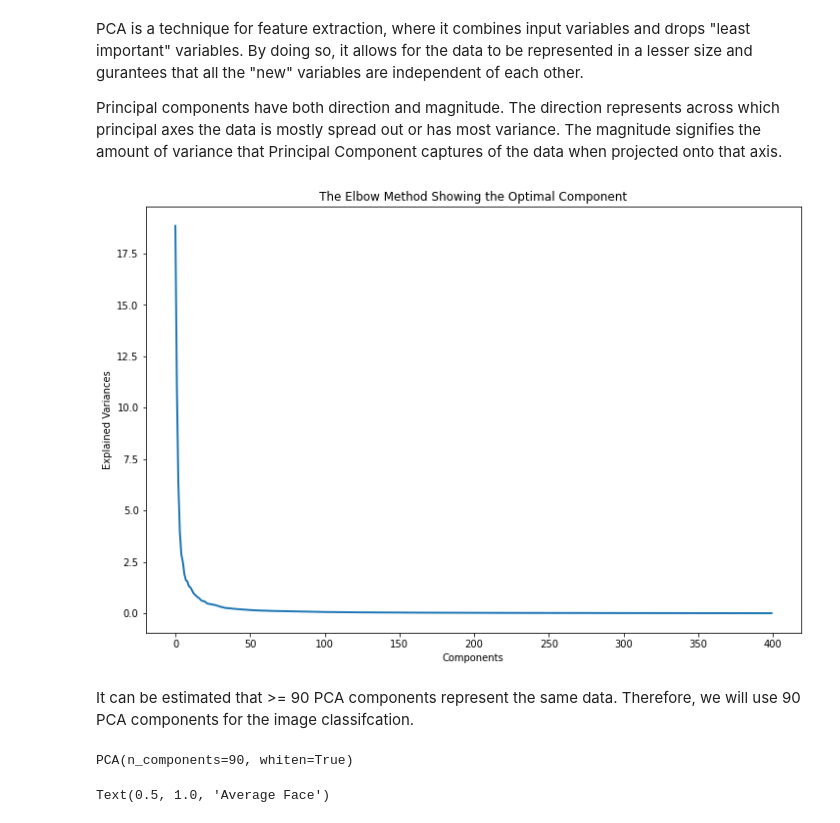
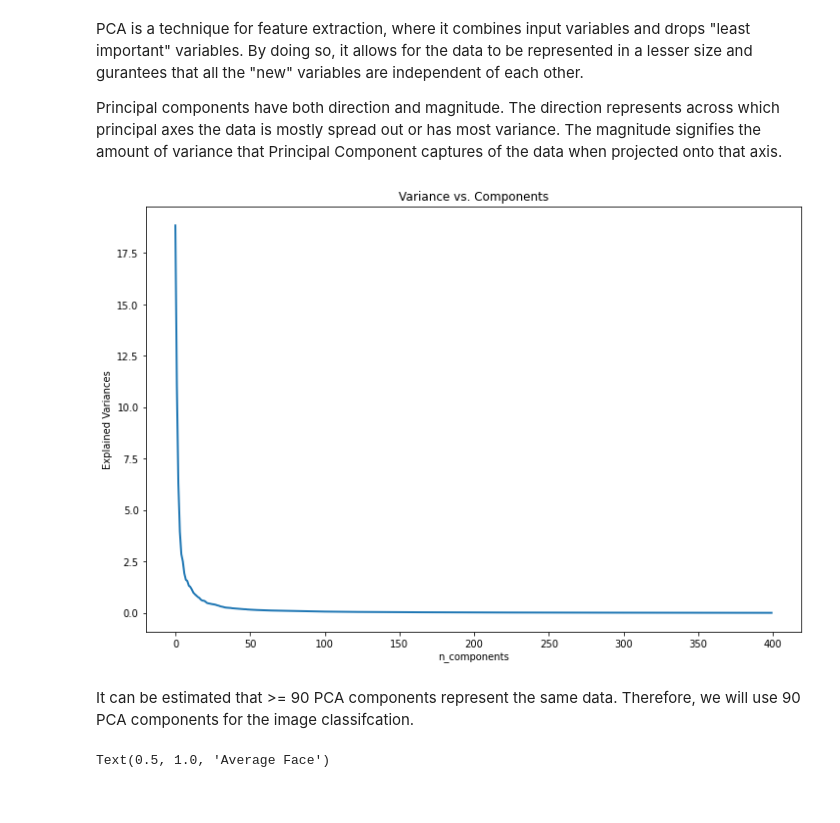
Before and after one commit to mitsukakiyohara/ATCS-2021, a Jupyter notebook: finalProject/test-main.ipynb, the cells around one changed output. Saved outputs shown, nothing was run; the diff lists cells and outputs as text; code cells hidden in the pictures.

Commit message:
test and cv ml models and start hyperparameter

```diff
--- a/finalProject/test-main.ipynb
+++ b/finalProject/test-main.ipynb
@@ -92,15 +97,15 @@ X = data.reshape((num_samples, image_size))
 # %%
 # Find optimum number of principle component (n_component)
 pca = PCA()
 pca.fit(X)
 plt.figure(1, figsize=(12,8))
 plt.plot(pca.explained_variance_, linewidth=2)
 
-plt.xlabel('Components')
+plt.xlabel('n_components')
 plt.ylabel('Explained Variances')
-plt.title('The Elbow Method Showing the Optimal Component') # Change title of chart
+plt.title('Variance vs. Components')
 plt.show()
 # %% [output]
-[figure, old version]
+[figure, new version]
 # %% [markdown]
 It can be estimated that >= 90 PCA components represent the same data. Therefore, we will use 90 PCA components for the image classifcation.
@@ -110,9 +120,9 @@ It can be estimated that >= 90 PCA components represent the same data. Therefore
 
 X_train, X_test, y_train, y_test = train_test_split(X, target, test_size=0.1, stratify=target, random_state=0)
 # %%
-n_components = 90
-pca = PCA(n_components=n_components, whiten=True)
-pca.fit(X_train)
+n_components = 70
+pca = PCA(n_components=n_components, whiten=True).fit(X_train)
+
+X_train_pca = pca.transform(X_train)
+X_test_pca = pca.transform(X_test)
-# %% [output]
-PCA(n_components=90, whiten=True)
 # %%
```
Also changed, not shown: parts of 44 cells of this notebook, 2 other files.
